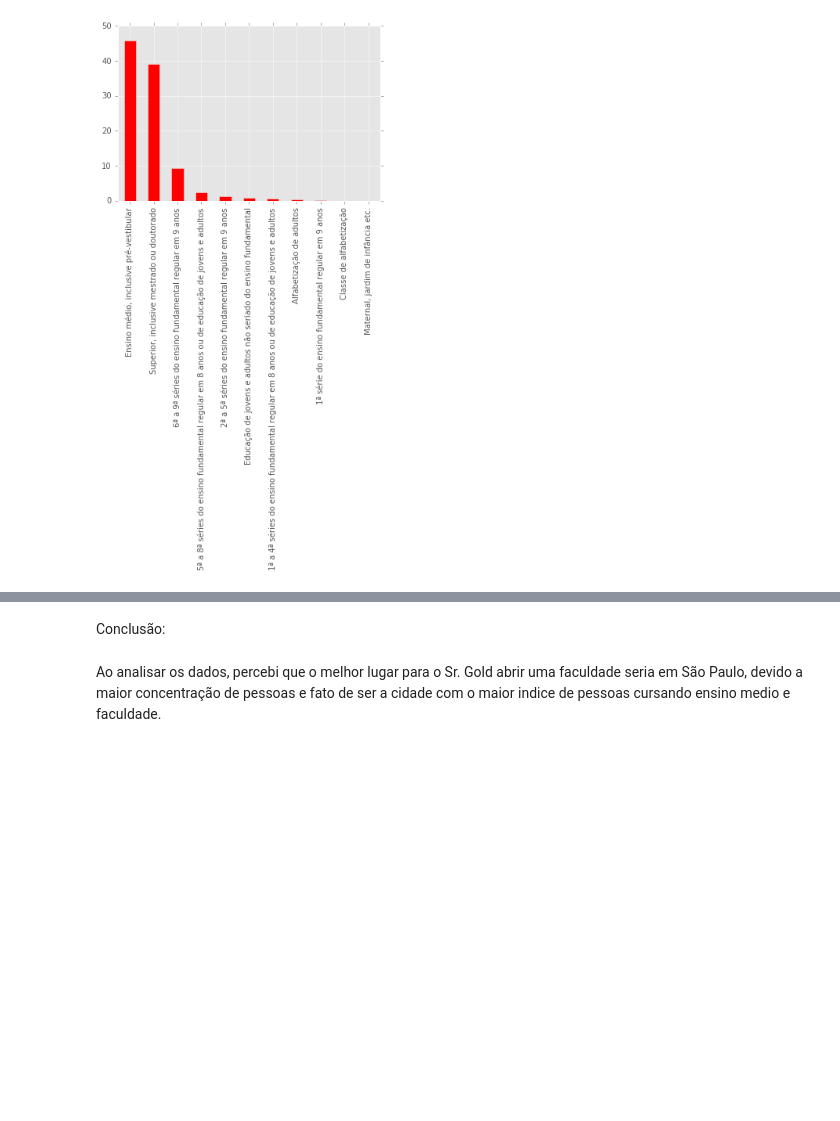
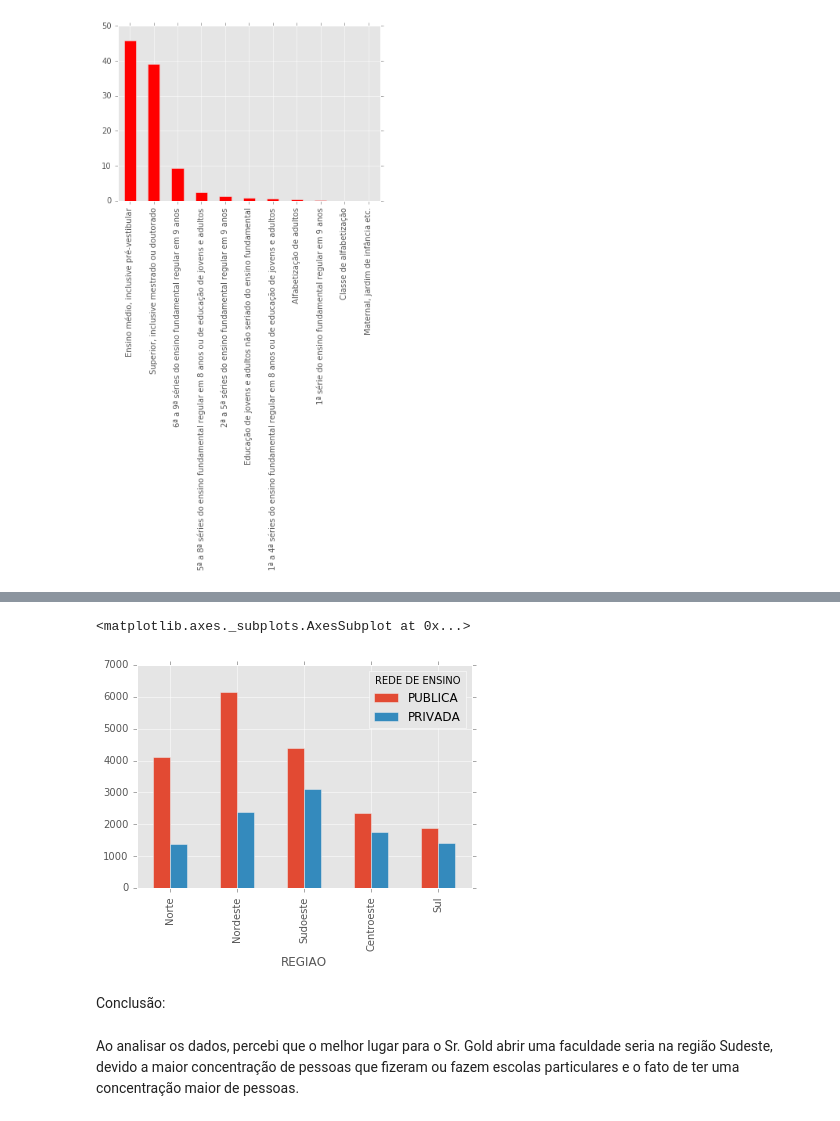
Before and after one commit to gabrielnoal/CD, a Jupyter notebook: Aula02+Atividade+Variáveis+Qualitativas+com+PNAD.ipynb, the cells around one changed output, grey strips where cells are left out. Saved outputs shown, nothing was run; the diff lists cells and outputs as text; code cells hidden in the pictures; blank space fills up the shorter version.

```diff
--- a/Aula02+Atividade+Variáveis+Qualitativas+com+PNAD.ipynb
+++ b/Aula02+Atividade+Variáveis+Qualitativas+com+PNAD.ipynb
@@ -185,5 +201,5 @@ porcentagem_nivel_de_ensino.plot(kind='bar', color="red")
 <matplotlib.axes._subplots.AxesSubplot at 0x...>
 [figure]
 # %%
-UFxNivel_de_Ensino = pd.crosstab(dados.UF, dados["NÍVEL DE ENSINO E GRUPOS DE SÉRIES DO ENSINO FUNDAMENTAL QUE FREQUENTAVAM (TODOS OS ESTUDANTES)"] )
-UFxRede_de_ensino = pd.crosstab(dados.UF,dados["REDE DE ENSINO"])
+REGIAOxNivel_de_Ensino = pd.crosstab(dados.REGIAO, dados["NÍVEL DE ENSINO E GRUPOS DE SÉRIES DO ENSINO FUNDAMENTAL QUE FREQUENTAVAM (TODOS OS ESTUDANTES)"] )
+REGIAOxRede_de_ensino = pd.crosstab(dados.REGIAO,dados["REDE DE ENSINO"])
@@ -233,4 +217,9 @@ UFxNivel_de_Ensino
+# %%
+REGIAOxRede_de_ensino.plot(kind="bar")
+# %% [output]
+<matplotlib.axes._subplots.AxesSubplot at 0x...>
+[figure, added]
 # %% [markdown]
 Conclusão:
 # %% [markdown]
-Ao analisar os dados, percebi que o melhor lugar para o Sr. Gold abrir uma faculdade seria em São Paulo, devido a maior concentração de pessoas e  fato de ser a cidade com o maior indice de pessoas cursando ensino medio e faculdade.
+Ao analisar os dados, percebi que o melhor lugar para o Sr. Gold abrir uma faculdade seria na região Sudeste, devido a maior concentração de pessoas que fizeram ou fazem escolas particulares e o fato de ter uma concentração maior de pessoas.
```
Also changed, not shown: parts of 10 cells of this notebook, 1 other file.
